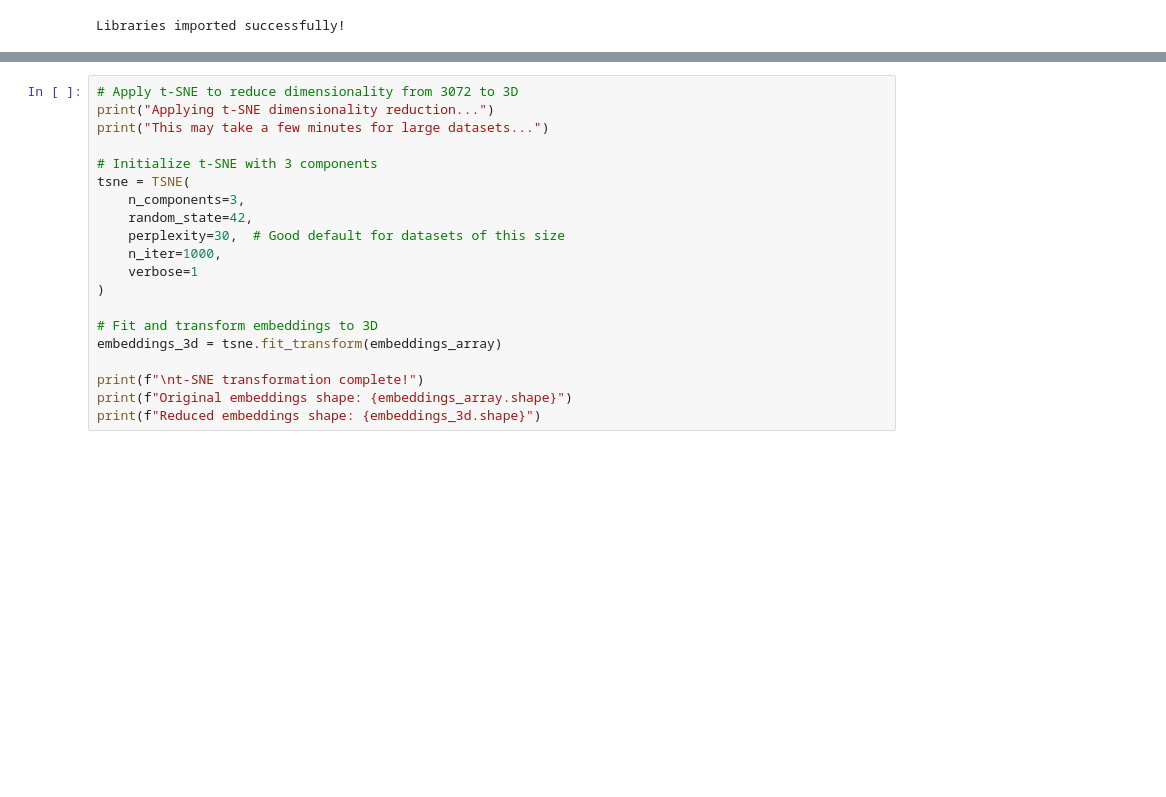
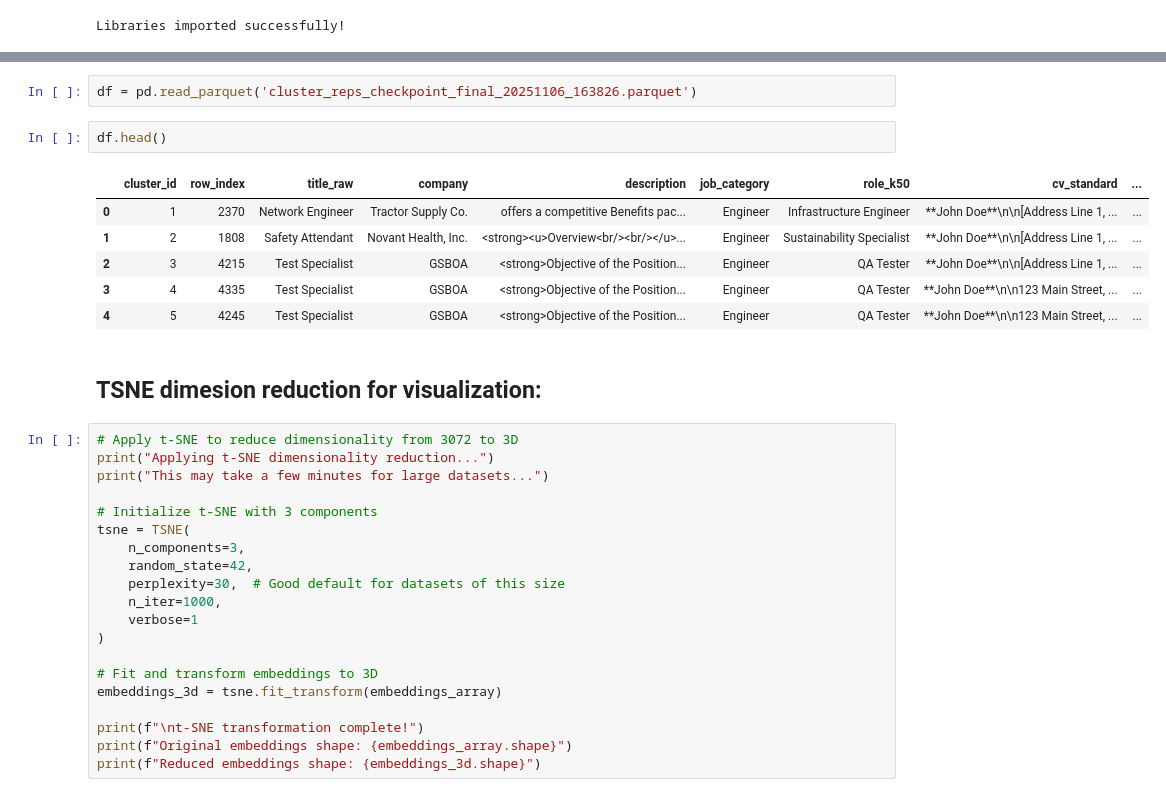
Before and after one commit to MarinDoDouce13/linkedIn-RAG-study, a Jupyter notebook: dataset_exploration.ipynb, the cells around one changed output, grey strips where cells are left out. Saved outputs shown, nothing was run; the diff lists cells and outputs as text; blank space fills up the shorter version.

```diff
--- a/dataset_exploration.ipynb
+++ b/dataset_exploration.ipynb
@@ -416,3 +876,16 @@ Expected dimension for text-embedding-3-large: 3072
+# %%
+df = pd.read_parquet('cluster_reps_checkpoint_final_20251106_163826.parquet')
+# %%
+df.head()
+# %% [output]
+|  | cluster_id | row_index | title_raw | company | description | job_category | role_k50 | cv_standard | ... |
+| 0 | 1 | 2370 | Network Engineer | Tractor Supply Co. | offers a competitive Benefits pac... | Engineer | Infrastructure Engineer | **John Doe**\n\n[Address Line 1, ... | ... |
+| 1 | 2 | 1808 | Safety Attendant | Novant Health, Inc. | <strong><u>Overview<br/><br/></u>... | Engineer | Sustainability Specialist | **John Doe**\n\n[Address Line 1, ... | ... |
+| 2 | 3 | 4215 | Test Specialist | GSBOA | <strong>Objective of the Position... | Engineer | QA Tester | **John Doe**\n\n[Address Line 1, ... | ... |
+| 3 | 4 | 4335 | Test Specialist | GSBOA | <strong>Objective of the Position... | Engineer | QA Tester | **John Doe**\n\n123 Main Street, ... | ... |
+| 4 | 5 | 4245 | Test Specialist | GSBOA | <strong>Objective of the Position... | Engineer | QA Tester | **John Doe**\n\n123 Main Street, ... | ... |
+# %% [markdown]
+## TSNE dimesion reduction for visualization:
 # %%
 # Apply t-SNE to reduce dimensionality from 3072 to 3D
 print("Applying t-SNE dimensionality reduction...")
```
Also changed, not shown: parts of 21 cells of this notebook, 5 other files.
